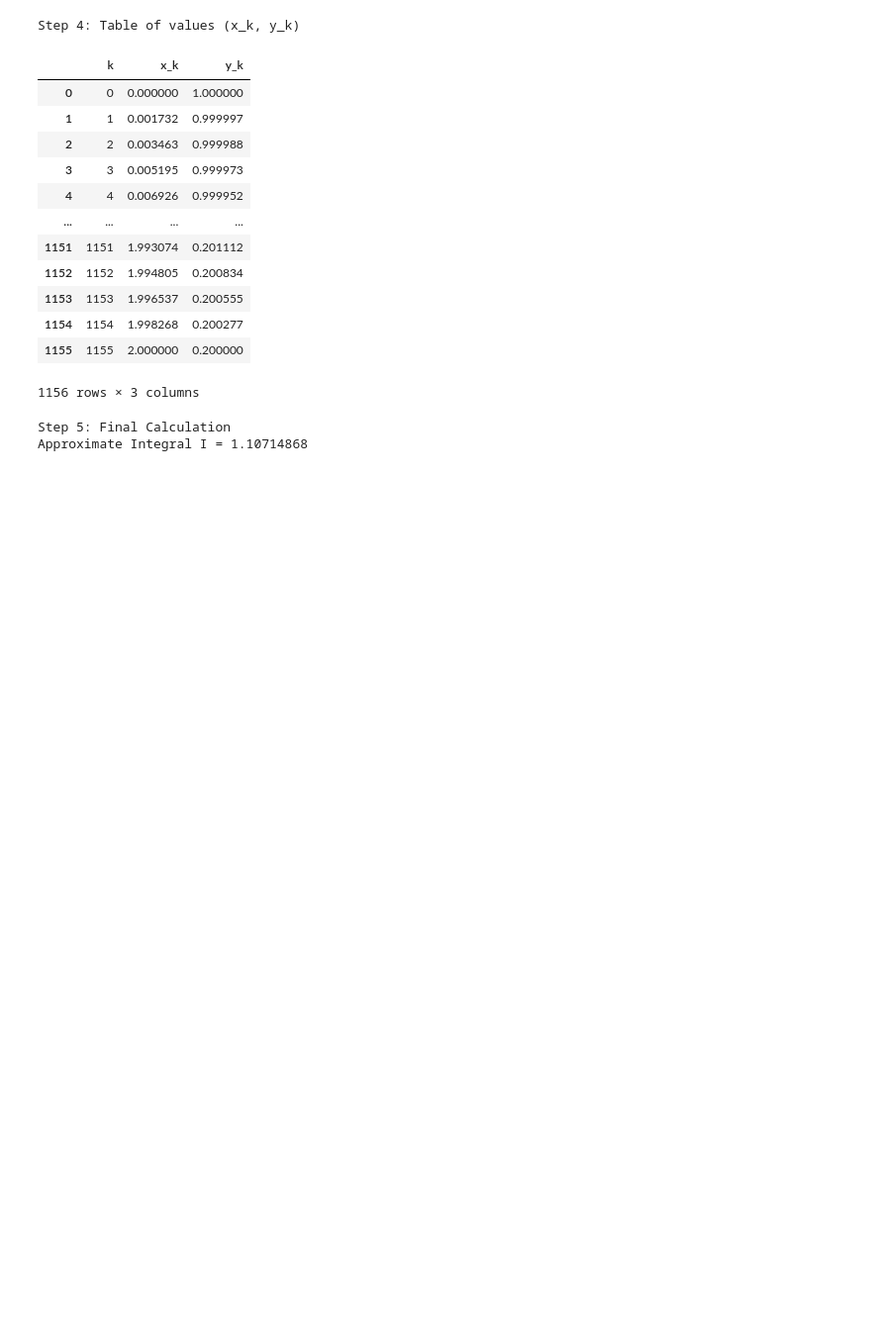
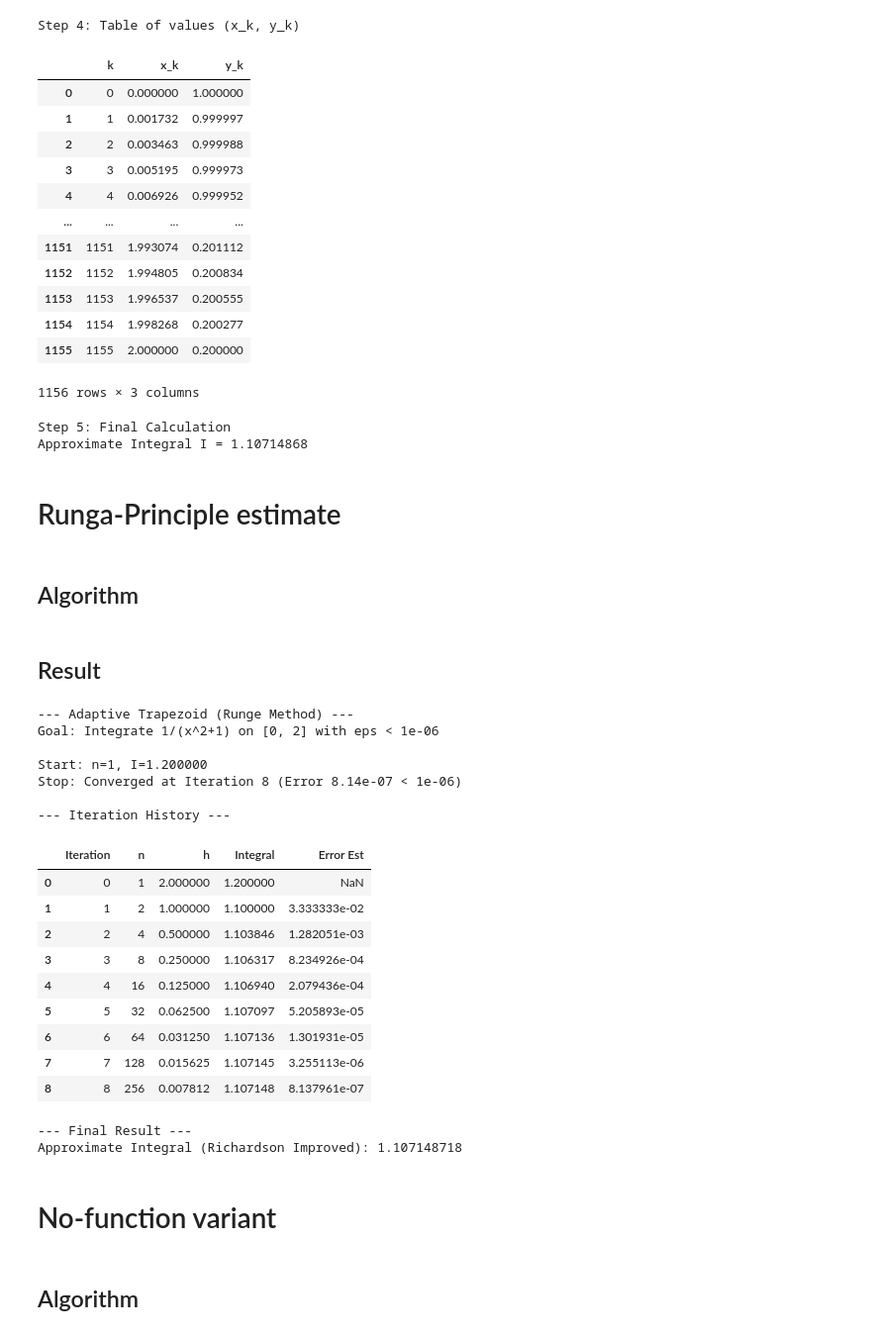
Before and after one commit to k1m1nonawa4869/FaMI304x-Numerical-Analysis, a Jupyter notebook: Week7-Integral/pp2_DefiniteIntegral/pp2b_Trapezoid.ipynb, the cells around one changed output. Shown at 99% size. Saved outputs shown, nothing was run; the diff lists cells and outputs as text; code cells hidden in the pictures; blank space fills up the shorter version.

Commit message:
No function version

```diff
--- a/Week7-Integral/pp2_DefiniteIntegral/pp2b_Trapezoid.ipynb
+++ b/Week7-Integral/pp2_DefiniteIntegral/pp2b_Trapezoid.ipynb
@@ -2,6 +2,11 @@
 import numpy as np
 import pandas as pd
 import math
+import os
+
+# Set display options
+pd.set_option('display.precision', 6)
+pd.set_option('display.width', 1000)
 # %%
 def get_m2_max_abs_second_derivative(func_d2, a, b, num_samples=1000):
     """
@@ -152,3 +157,7 @@ print(f"Approximate Integral I = {I:.8f}")
 # %% [output]
 Step 5: Final Calculation
 Approximate Integral I = 1.10714868
+# %% [markdown]
+# Runga-Principle estimate
+# %% [markdown]
+## Algorithm
@@ -154,0 +252,47 @@ Approximate Integral I = 1.10714868
+# %% [markdown]
+## Result
+# %%
+# --- EXAMPLE USAGE ---
+
+# Function: f(x) = 1 / (x^2 + 1)
+# Exact Integral from 0 to 2 is arctan(2) ≈ 1.10714872
+f_func = lambda x: 1 / (x**2 + 1)
+a_val = 0.0
+b_val = 2.0
+epsilon = 1e-6
+# %%
+print(f"--- Adaptive Trapezoid (Runge Method) ---")
+print(f"Goal: Integrate 1/(x^2+1) on [0, 2] with eps < {epsilon}\n")
+
+final_I, df_history = solve_adaptive_trapezoid_runge(f_func, a_val, b_val, epsilon)
+
+print("\n--- Iteration History ---")
+df_history
+# %% [output]
+--- Adaptive Trapezoid (Runge Method) ---
+Goal: Integrate 1/(x^2+1) on [0, 2] with eps < 1e-06
+
+Start: n=1, I=1.200000
+Stop: Converged at Iteration 8 (Error 8.14e-07 < 1e-06)
+
+--- Iteration History ---
+|  | Iteration | n | h | Integral | Error Est |
+| 0 | 0 | 1 | 2.000000 | 1.200000 | NaN |
+| 1 | 1 | 2 | 1.000000 | 1.100000 | 3.333333e-02 |
+| 2 | 2 | 4 | 0.500000 | 1.103846 | 1.282051e-03 |
+| 3 | 3 | 8 | 0.250000 | 1.106317 | 8.234926e-04 |
+| 4 | 4 | 16 | 0.125000 | 1.106940 | 2.079436e-04 |
+| 5 | 5 | 32 | 0.062500 | 1.107097 | 5.205893e-05 |
+| 6 | 6 | 64 | 0.031250 | 1.107136 | 1.301931e-05 |
+| 7 | 7 | 128 | 0.015625 | 1.107145 | 3.255113e-06 |
+| 8 | 8 | 256 | 0.007812 | 1.107148 | 8.137961e-07 |
+# %%
+print("\n--- Final Result ---")
+print(f"Approximate Integral (Richardson Improved): {final_I:.9f}")
+# %% [output]
+--- Final Result ---
+Approximate Integral (Richardson Improved): 1.107148718
+# %% [markdown]
+# No-function variant
+# %% [markdown]
+## Algorithm
```
Also changed, not shown: parts of 11 cells of this notebook, 2 other files.
